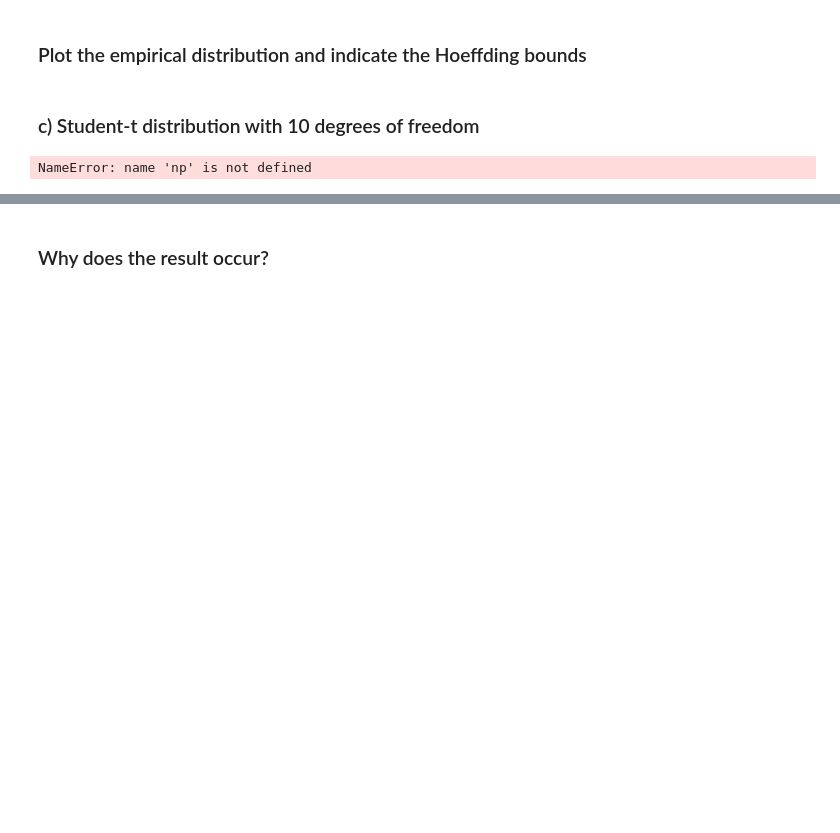
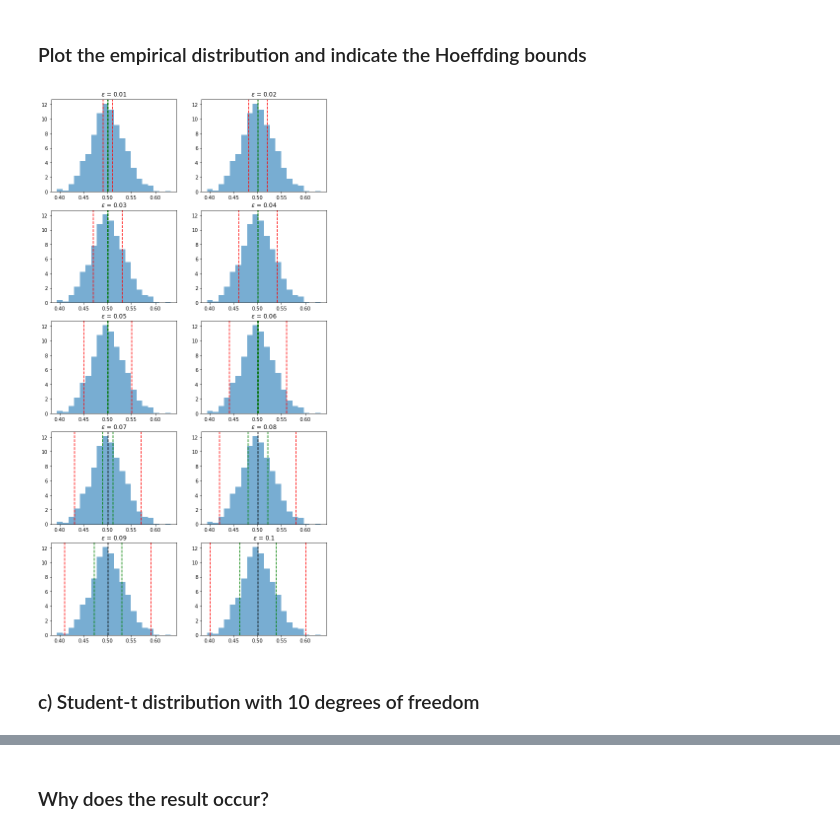
Before and after one commit to Zleander/SML_Exercises, a Jupyter notebook: Ex11/Assignment11.ipynb, the cells around one changed output, grey strips where cells are left out. Cells and saved outputs as stored; diff of their text form; code cells hidden in the pictures; blank space fills up the shorter version.

```diff
--- a/Ex11/Assignment11.ipynb
+++ b/Ex11/Assignment11.ipynb
@@ -63,7 +103,9 @@ m = 1000
 a = 0.5    # alpha parameter for beta distribution
 b = 0.5    # beta parameter for beta distribution
 
+true_mean = a / (a+b)
+
 # sample xs
-# YOUR CODE HERE
+xs = beta(a, b, size=(nb_samples,))
 # %% [markdown]
 ### Hoeffding's inequality
@@ -75,0 +112,13 @@ NameError: name 'np' is not defined
+# %%
+epsilons = np.linspace(0.01, 0.1, 10)
+
+bound_holds = np.zeros(m)
+m_means = np.zeros(m)
+for epsilon in epsilons:
+    for i in range(m):
+        zs = beta(a, b, size=(nb_samples,))
+        m_means[i] = zs.mean()
+        bound_holds[i] = 1 if np.abs(m_means[i] - true_mean) >= epsilon else 0
+        prob_bound = 2*np.exp(-2*nb_samples*(epsilon**2))
+    prob = bound_holds.mean()
+    print(f"epsilon: {epsilon:.3f}   Bound: {prob_bound:.3f}   Prob: {prob:.3f}   Holds: {prob_bound >= prob}")
@@ -82,12 +138,25 @@ NameError: name 'np' is not defined
+# %%
+# plot histogram, Hoeffding's bounds and empirical bounds for eps in epsilons
+cols = 2
+rows = int(epsilons.size/cols)
+fig, axs = plt.subplots(rows, 2, figsize=(5*cols, 4*rows))
+axs = axs.flatten()
+for ax, epsilon in zip(axs, epsilons):
+    mean = m_means.mean()
+    prob_bound = 2*np.exp(-2*nb_samples*(epsilon**2))
+    ex = empirical_exceedance(m_means, true_mean, np.min([prob_bound, 1]))
+    ax.hist(m_means, density=True, bins=20, alpha=.6)
+    ax.axvline(true_mean, color='black', linestyle='--')
+    ax.axvline(true_mean + epsilon, color='red', linestyle='--')
+    ax.axvline(true_mean - epsilon, color='red', linestyle='--')
+    ax.axvline(true_mean + ex, color='green', linestyle='--', label='min. dev.')
+    ax.axvline(true_mean - ex, color='green', linestyle='--')
+    ax.set_title(f"$\epsilon$ = {epsilon.round(4)}")
+plt.show()
+# %% [output]
+[figure, added]
 # %% [markdown]
 ### c) Student-t distribution with 10 degrees of freedom
 # %%
 nb_samples = 10 ** 2
 m = 1000
-# %%
-epsilons = np.linspace(0.05, 0.1, 11)
-xs = standard_t(10, size=(m, nb_samples))
-
-# YOUR CODE HERE
-# %% [output]
-NameError: name 'np' is not defined
```
Also changed, not shown: parts of 11 cells of this notebook, 4 other files.
